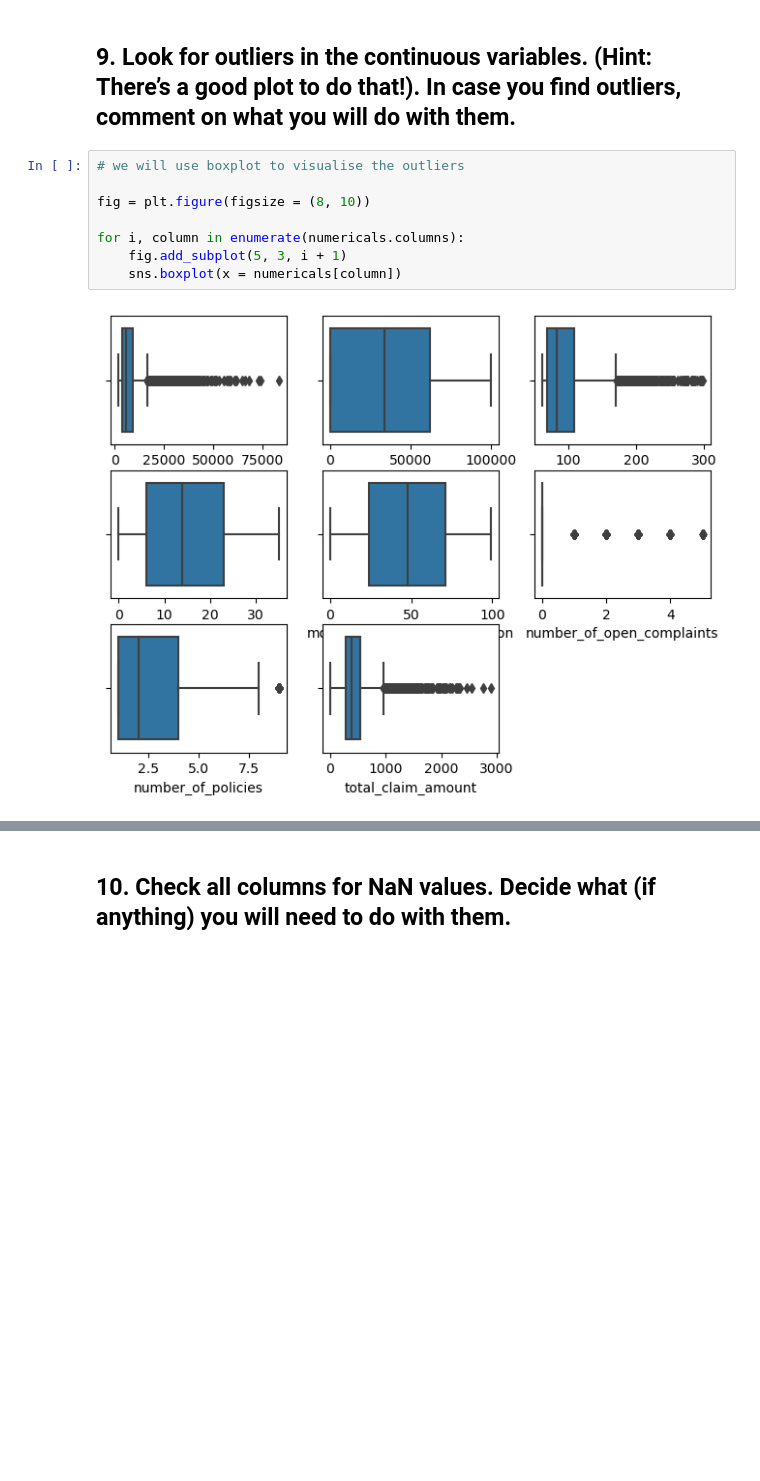
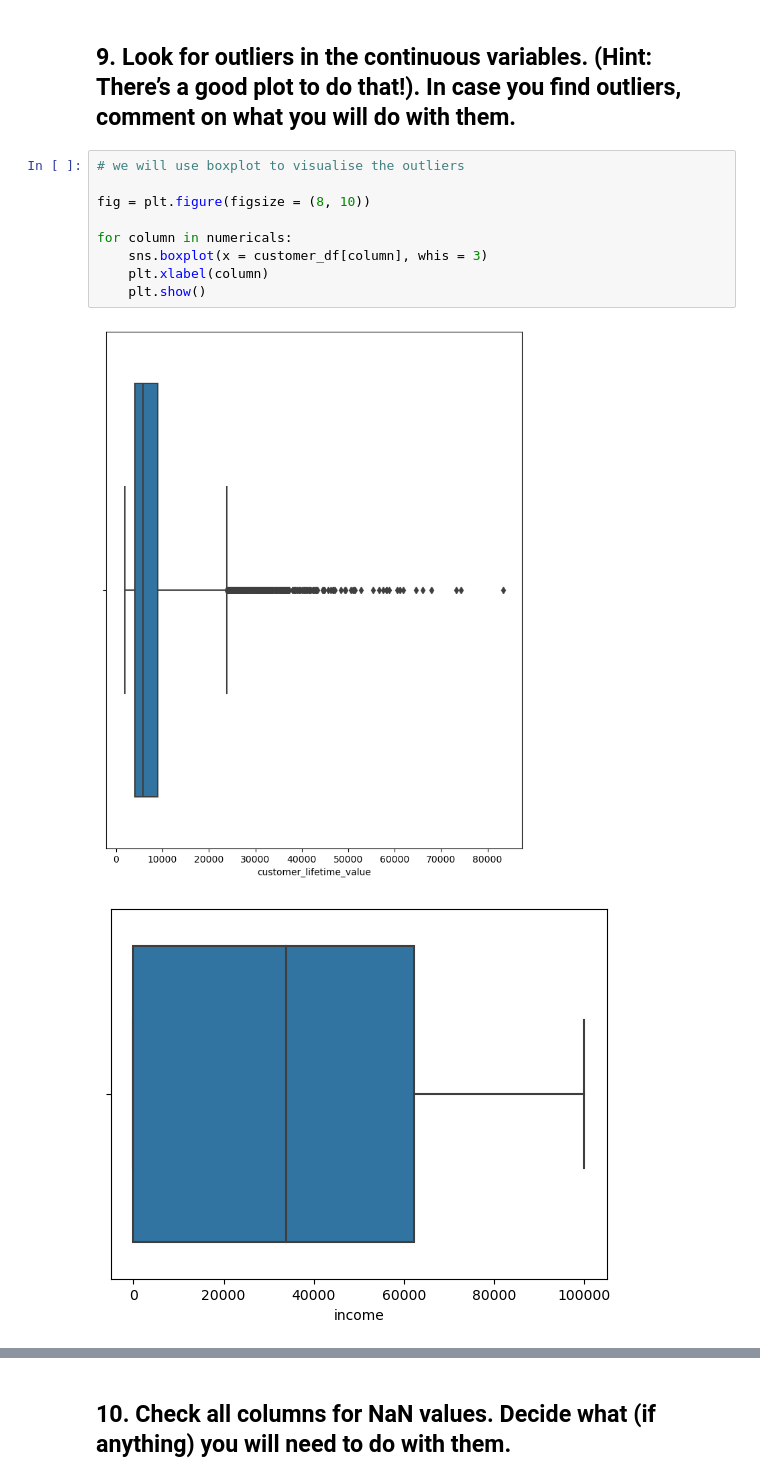
Before and after one commit to KirstyGos/lab-data-cleaning-and-wrangling, a Jupyter notebook: lab-data-cleaning-and-wrangling.ipynb, the cells around one changed output, grey strips where cells are left out. Drawn from its saved outputs; the diff is of its cells as text; blank space fills up the shorter version.

```diff
--- a/lab-data-cleaning-and-wrangling.ipynb
+++ b/lab-data-cleaning-and-wrangling.ipynb
@@ -307,10 +307,12 @@ for i, column in enumerate(categoricals.columns):
 # %%
 # we will use boxplot to visualise the outliers
 
 fig = plt.figure(figsize = (8, 10))
 
-for i, column in enumerate(numericals.columns):
-    fig.add_subplot(5, 3, i + 1)
-    sns.boxplot(x = numericals[column])
+for column in numericals:
+    sns.boxplot(x = customer_df[column], whis = 3)
+    plt.xlabel(column)
+    plt.show()
 # %% [output]
-[figure, old version]
+[figure, new version]
+[figure, added]
```
Also changed, not shown: parts of 39 cells of this notebook.
